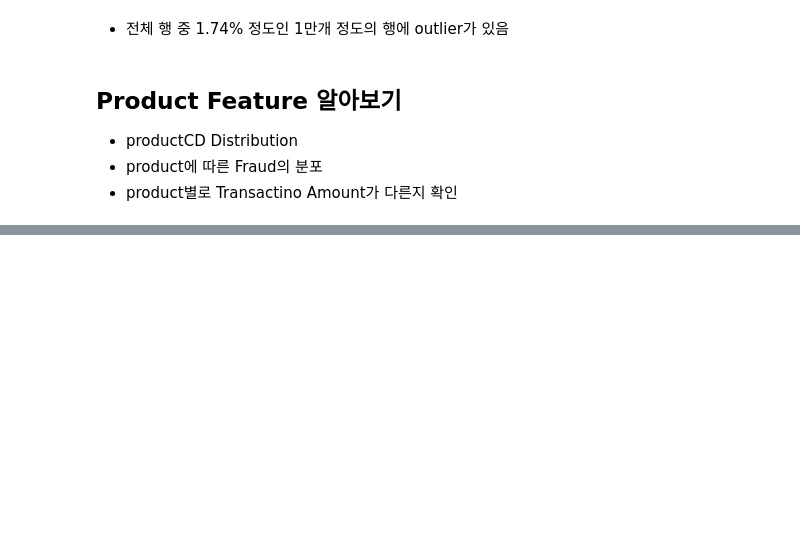
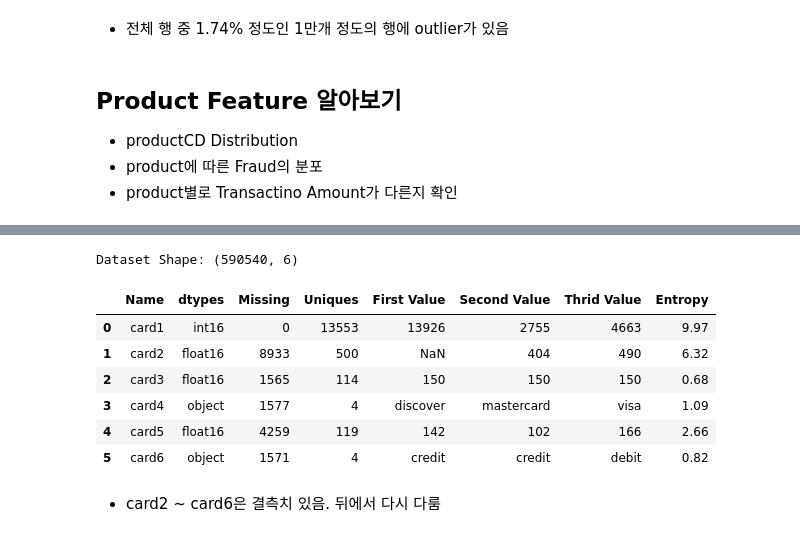
Before and after one commit to MattLee27/ML-DL-study, a Jupyter notebook: ieee_cis/fraud.ipynb, the cells around one changed output, grey strips where cells are left out. Drawn from its saved outputs; the diff is of its cells as text; code cells hidden in the pictures; blank space fills up the shorter version.

```diff
--- a/ieee_cis/fraud.ipynb
+++ b/ieee_cis/fraud.ipynb
@@ -407,0 +443,14 @@ isFraud ProductCD    NoFraud      Fraud
+# %%
+# card feature 살펴보기
+resumetable(df_trans[['card1', 'card2', 'card3', 'card4', 'card5', 'card6']])
+# %% [output]
+Dataset Shape: (590540, 6)
+|  | Name | dtypes | Missing | Uniques | First Value | Second Value | Thrid Value | Entropy |
+| 0 | card1 | int16 | 0 | 13553 | 13926 | 2755 | 4663 | 9.97 |
+| 1 | card2 | float16 | 8933 | 500 | NaN | 404 | 490 | 6.32 |
+| 2 | card3 | float16 | 1565 | 114 | 150 | 150 | 150 | 0.68 |
+| 3 | card4 | object | 1577 | 4 | discover | mastercard | visa | 1.09 |
+| 4 | card5 | float16 | 4259 | 119 | 142 | 102 | 166 | 2.66 |
+| 5 | card6 | object | 1571 | 4 | credit | credit | debit | 0.82 |
+# %% [markdown]
+- card2 ~ card6은 결측치 있음. 뒤에서 다시 다룸
```
Also changed, not shown: parts of 11 cells of this notebook.
